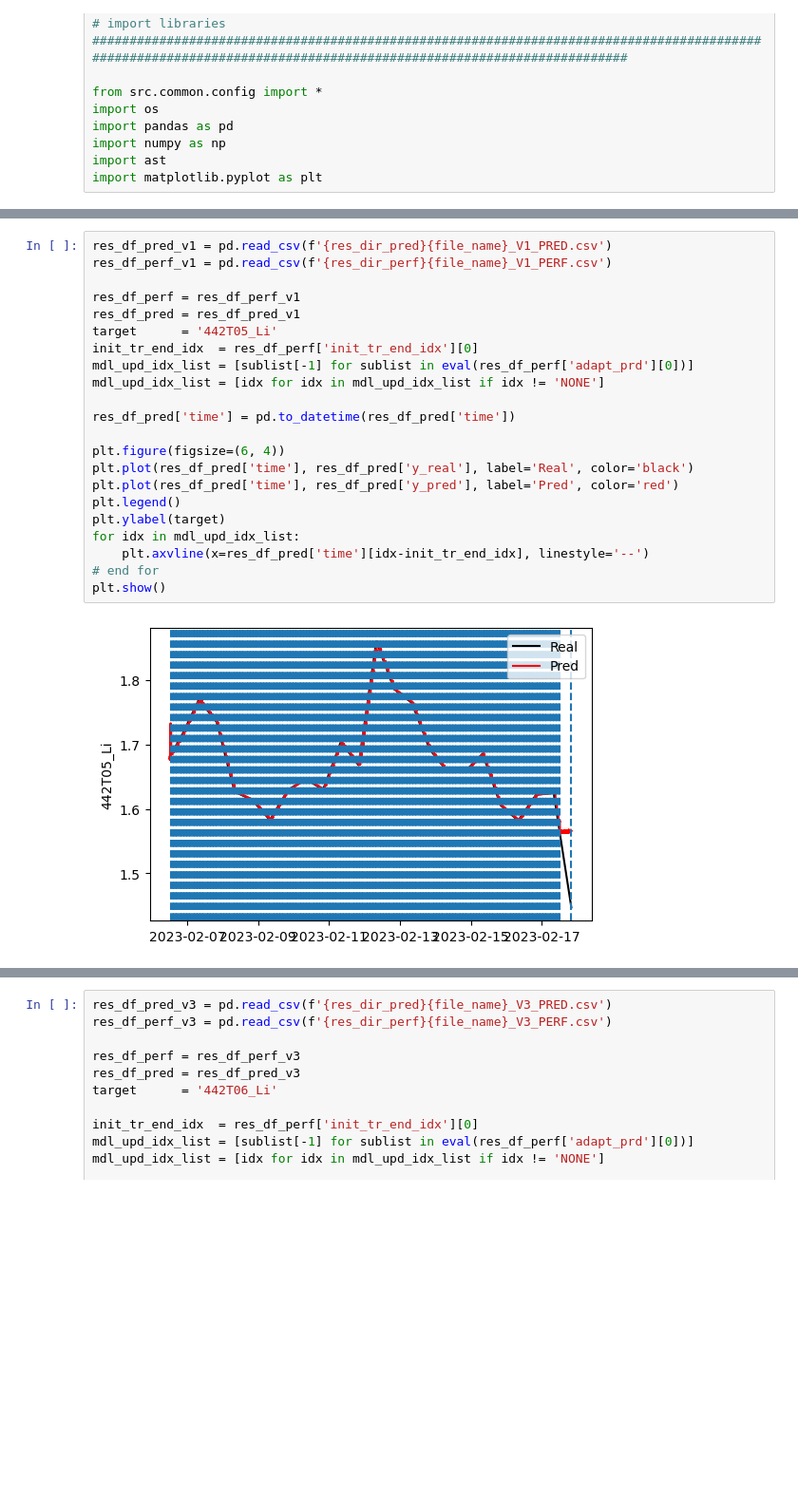
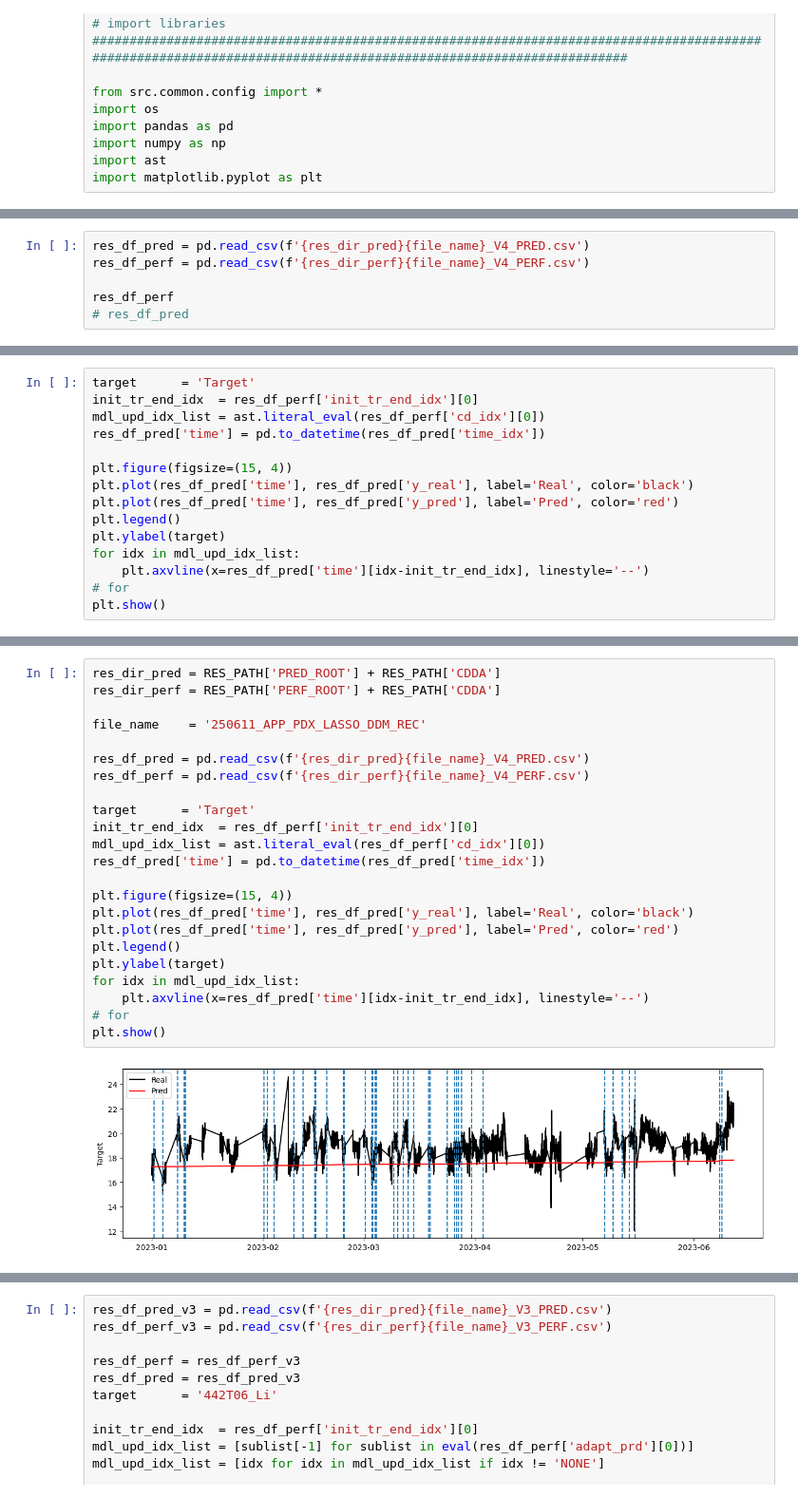
Before and after one commit to wayne0831/DISSERTATION, a Jupyter notebook: src/temp/result_visualization_POSCO_DHY.ipynb, the cells around one changed output, grey strips where cells are left out. Shown: that part at 95% size. Cells and saved outputs as stored; diff of their text form; blank space fills up the shorter version.

```diff
--- a/src/temp/result_visualization_POSCO_DHY.ipynb
+++ b/src/temp/result_visualization_POSCO_DHY.ipynb
@@ -34,0 +39,6 @@ file_name    = '250208_REF_REC_APP_POSCO_XGB_WSTD_REC'
+# %%
+res_df_pred = pd.read_csv(f'{res_dir_pred}{file_name}_V4_PRED.csv')
+res_df_perf = pd.read_csv(f'{res_dir_perf}{file_name}_V4_PERF.csv')
+
+res_df_perf
+# res_df_pred
@@ -34,0 +48,15 @@ file_name    = '250208_REF_REC_APP_POSCO_XGB_WSTD_REC'
+# %%
+target      = 'Target'
+init_tr_end_idx  = res_df_perf['init_tr_end_idx'][0]
+mdl_upd_idx_list = ast.literal_eval(res_df_perf['cd_idx'][0])
+res_df_pred['time'] = pd.to_datetime(res_df_pred['time_idx'])
+
+plt.figure(figsize=(15, 4))
+plt.plot(res_df_pred['time'], res_df_pred['y_real'], label='Real', color='black')
+plt.plot(res_df_pred['time'], res_df_pred['y_pred'], label='Pred', color='red')
+plt.legend()
+plt.ylabel(target)
+for idx in mdl_upd_idx_list:
+    plt.axvline(x=res_df_pred['time'][idx-init_tr_end_idx], linestyle='--')
+# for
+plt.show()
@@ -35,24 +65,25 @@ file_name    = '250208_REF_REC_APP_POSCO_XGB_WSTD_REC'
 # %%
-res_df_pred_v1 = pd.read_csv(f'{res_dir_pred}{file_name}_V1_PRED.csv')
-res_df_perf_v1 = pd.read_csv(f'{res_dir_perf}{file_name}_V1_PERF.csv')
+res_dir_pred = RES_PATH['PRED_ROOT'] + RES_PATH['CDDA']
+res_dir_perf = RES_PATH['PERF_ROOT'] + RES_PATH['CDDA']
 
-res_df_perf = res_df_perf_v1
-res_df_pred = res_df_pred_v1
-target      = '442T05_Li'
+file_name    = '250611_APP_PDX_LASSO_DDM_REC'
+
+res_df_pred = pd.read_csv(f'{res_dir_pred}{file_name}_V4_PRED.csv')
+res_df_perf = pd.read_csv(f'{res_dir_perf}{file_name}_V4_PERF.csv')
+
+target      = 'Target'
 init_tr_end_idx  = res_df_perf['init_tr_end_idx'][0]
-mdl_upd_idx_list = [sublist[-1] for sublist in eval(res_df_perf['adapt_prd'][0])]
-mdl_upd_idx_list = [idx for idx in mdl_upd_idx_list if idx != 'NONE']
+mdl_upd_idx_list = ast.literal_eval(res_df_perf['cd_idx'][0])
+res_df_pred['time'] = pd.to_datetime(res_df_pred['time_idx'])
 
-res_df_pred['time'] = pd.to_datetime(res_df_pred['time'])
-
-plt.figure(figsize=(6, 4))
+plt.figure(figsize=(15, 4))
 plt.plot(res_df_pred['time'], res_df_pred['y_real'], label='Real', color='black')
 plt.plot(res_df_pred['time'], res_df_pred['y_pred'], label='Pred', color='red')
 plt.legend()
 plt.ylabel(target)
 for idx in mdl_upd_idx_list:
     plt.axvline(x=res_df_pred['time'][idx-init_tr_end_idx], linestyle='--')
-# end for
+# for
 plt.show()
 # %% [output]
-[figure, old version]
+[figure, new version]
```
Also changed, not shown: parts of 5 cells of this notebook, 22 other files.
